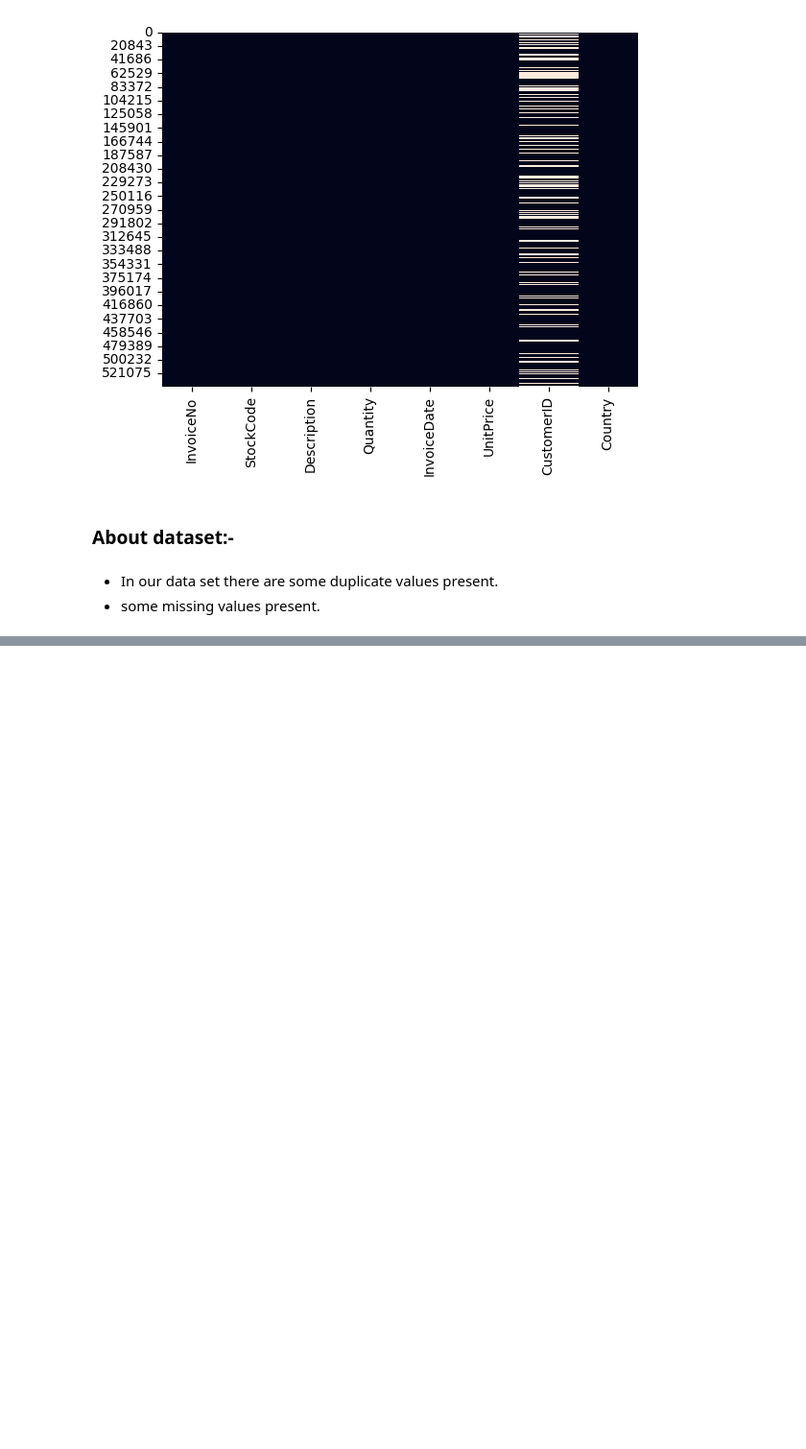
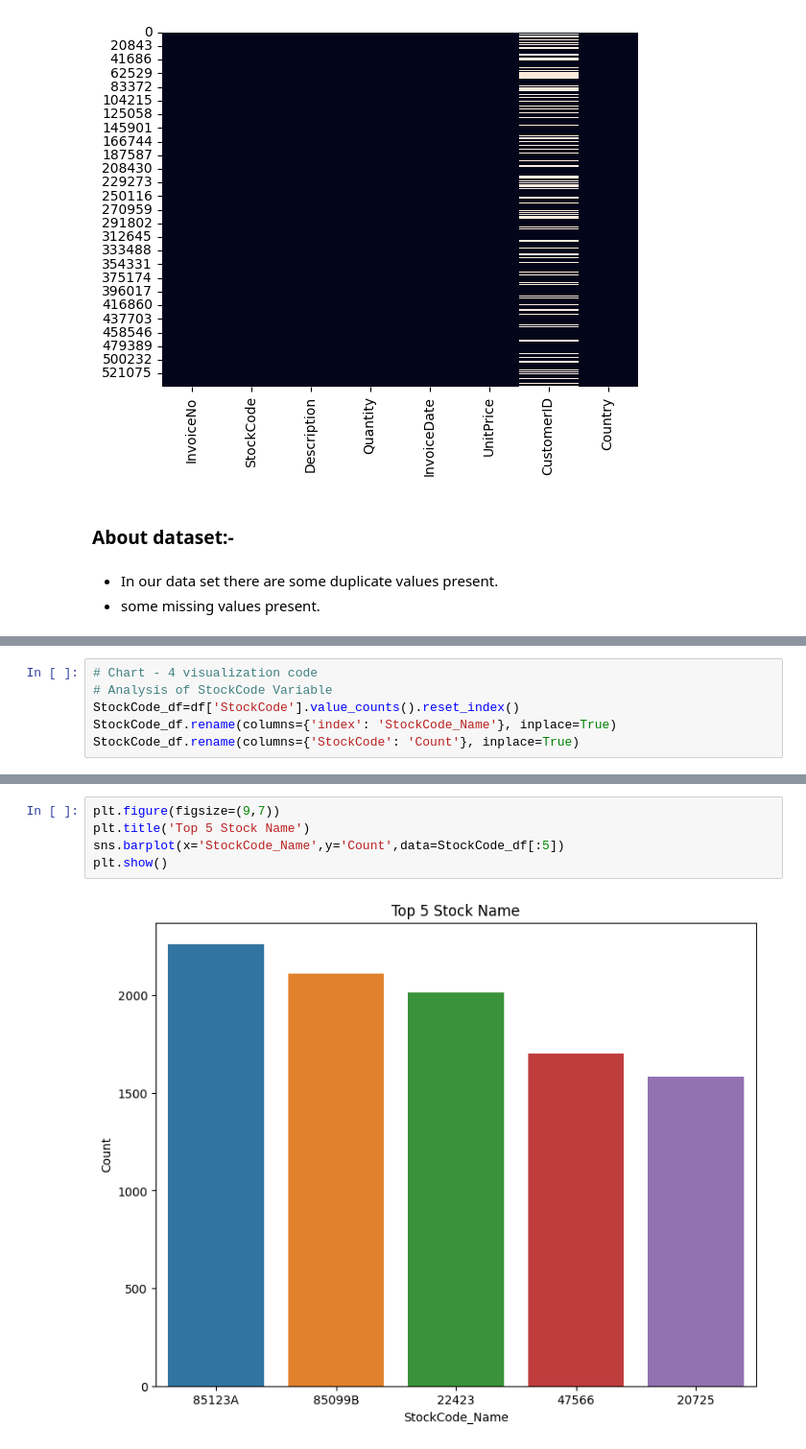
Before and after one commit to ImtiyazAnsari1223/Online_Retail_Customer_Segmentation_Unsupervised, a Jupyter notebook: Retail_Customer_Segmentation_Unsupervised.ipynb, the cells around one changed output, grey strips where cells are left out. Shown at 96% size. Cells and saved outputs as stored; diff of their text form; blank space fills up the shorter version.

```diff
--- a/Retail_Customer_Segmentation_Unsupervised.ipynb
+++ b/Retail_Customer_Segmentation_Unsupervised.ipynb
@@ -180,0 +429,6 @@ sns.heatmap(df.isnull(), cbar=False)
+# %%
+# Chart - 4 visualization code
+# Analysis of StockCode Variable
+StockCode_df=df['StockCode'].value_counts().reset_index()
+StockCode_df.rename(columns={'index': 'StockCode_Name'}, inplace=True)
+StockCode_df.rename(columns={'StockCode': 'Count'}, inplace=True)
@@ -180,0 +444,7 @@ sns.heatmap(df.isnull(), cbar=False)
+# %%
+plt.figure(figsize=(9,7))
+plt.title('Top 5 Stock Name')
+sns.barplot(x='StockCode_Name',y='Count',data=StockCode_df[:5])
+plt.show()
+# %% [output]
+[figure, added]
```
Also changed, not shown: parts of 101 cells of this notebook.
